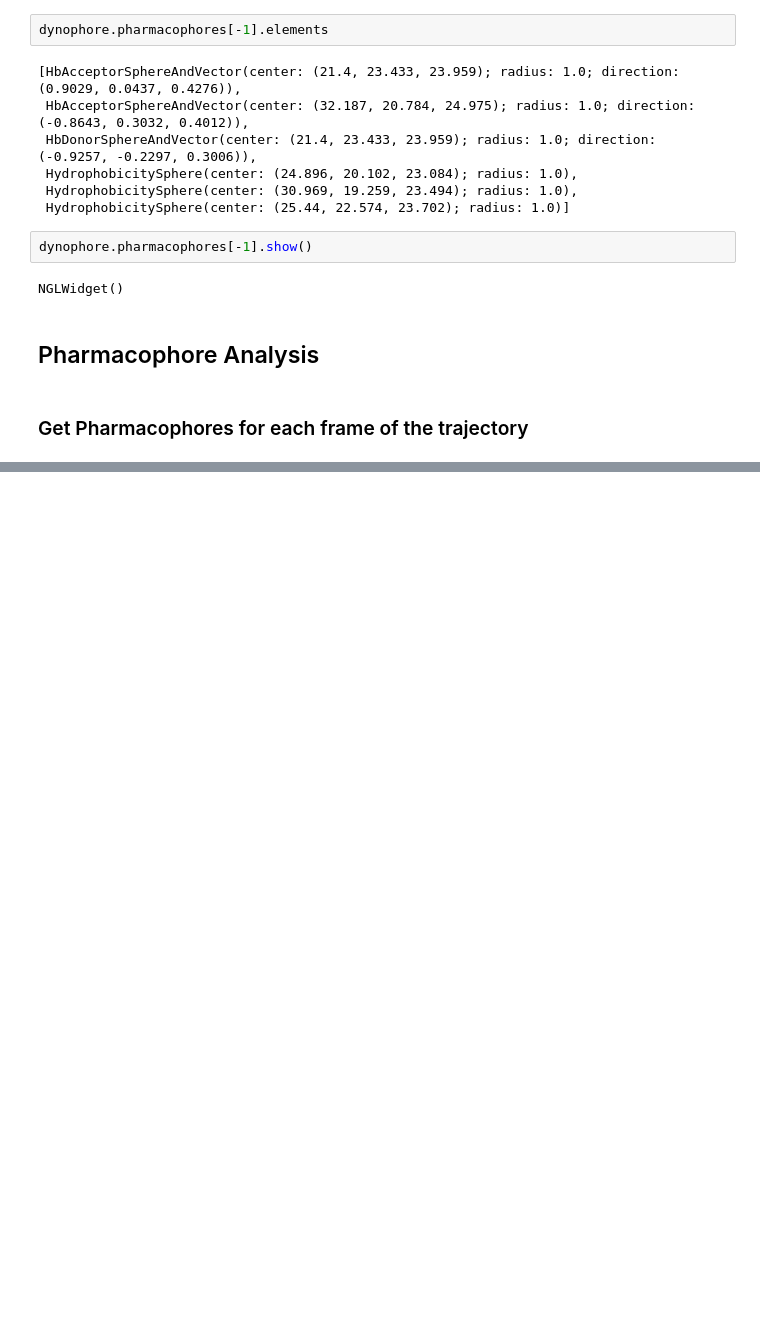
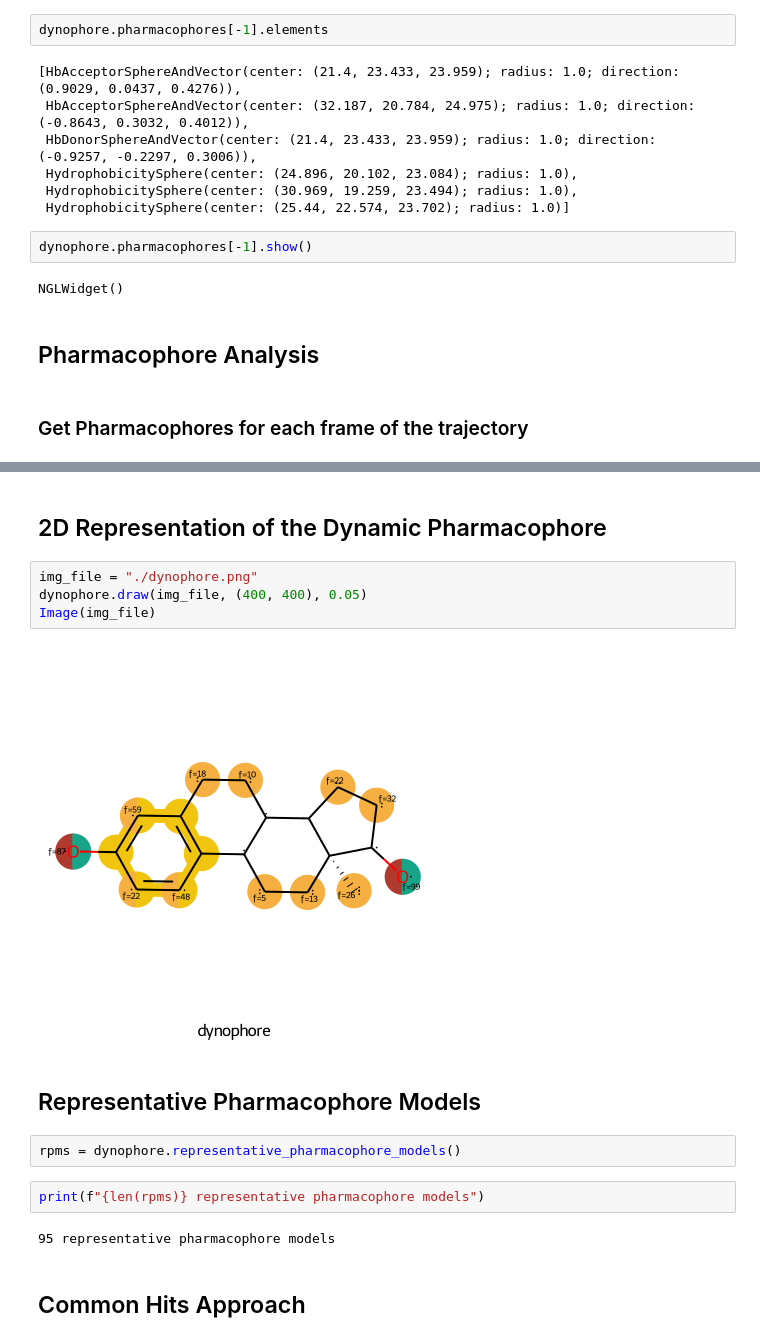
Before and after one commit to Daniel-Ibarrola/Cheminformatics-Notebooks, a Jupyter notebook: openpharmacophore/dynophores/Eralpha.ipynb, the cells around one changed output, grey strips where cells are left out. Drawn from its saved outputs; the diff is of its cells as text; blank space fills up the shorter version.

```diff
--- a/openpharmacophore/dynophores/Eralpha.ipynb
+++ b/openpharmacophore/dynophores/Eralpha.ipynb
@@ -210,0 +129,18 @@ model_feats
+# %% [markdown]
+## 2D Representation of the Dynamic Pharmacophore
+# %%
+img_file = "./dynophore.png"
+dynophore.draw(img_file, (400, 400), 0.05)
+Image(img_file)
+# %% [output]
+[figure, added]
+# %% [markdown]
+## Representative Pharmacophore Models
+# %%
+rpms = dynophore.representative_pharmacophore_models()
+# %%
+print(f"{len(rpms)} representative pharmacophore models")
+# %% [output]
+95 representative pharmacophore models
+# %% [markdown]
+## Common Hits Approach
```
Also changed, not shown: parts of 22 cells of this notebook, 5 other files.
